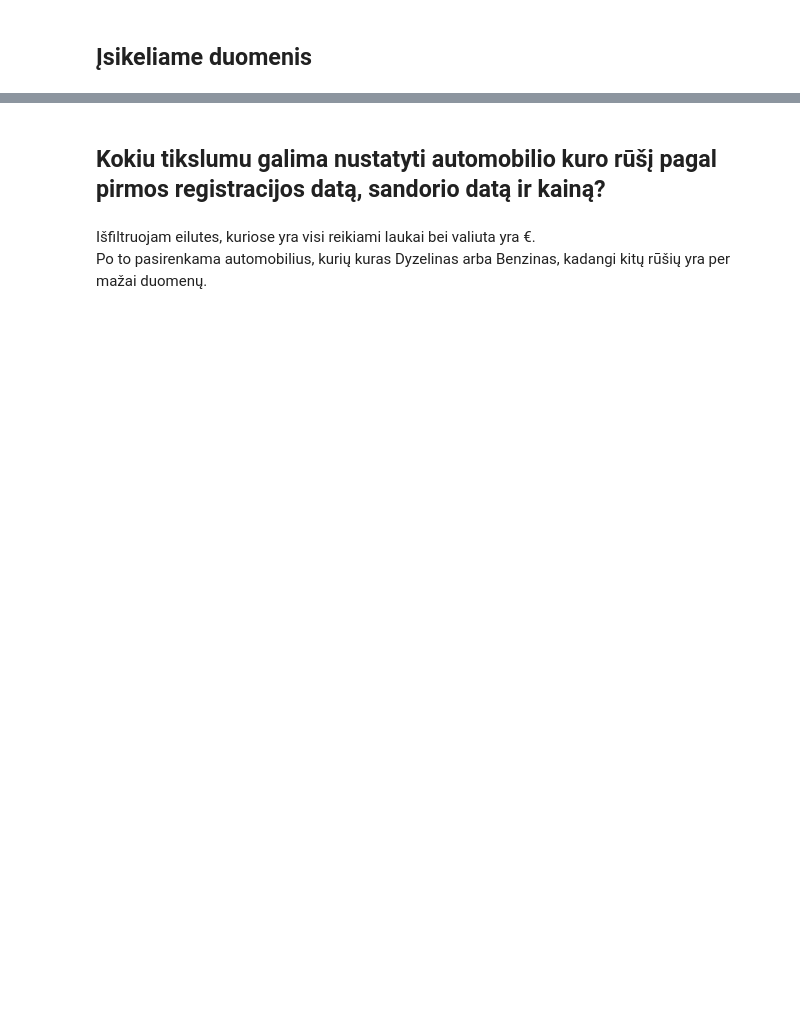
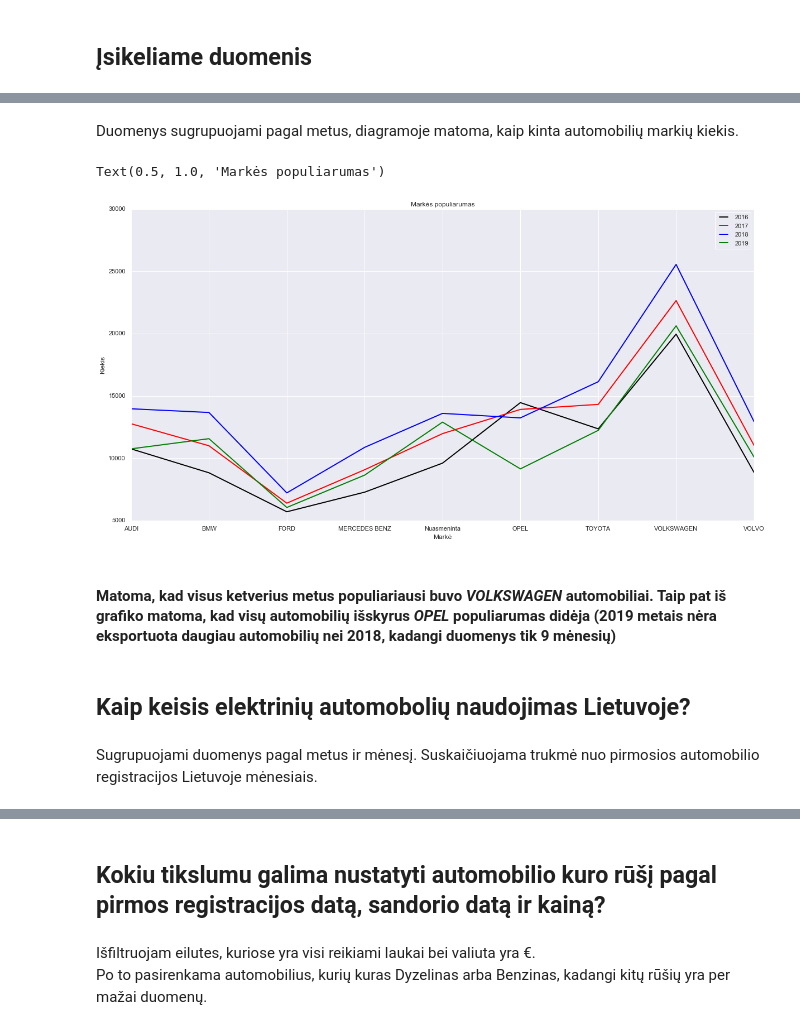
Before and after one commit to AlgirdasKartavicius/MM_2miniProjektas, a Jupyter notebook: 2MiniProjektas.ipynb, the cells around one changed output, grey strips where cells are left out. Drawn from its saved outputs; the diff is of its cells as text; code cells hidden in the pictures; blank space fills up the shorter version.

```diff
--- a/2MiniProjektas.ipynb
+++ b/2MiniProjektas.ipynb
@@ -65,0 +132,5 @@ raw_data.head()
+# %%
+brand_data = raw_data[raw_data[pirm_reg].notnull()]
+brand_data[pirm_reg] =pd.to_datetime(brand_data[pirm_reg], errors='coerce')
+grouped_popular = brand_data.groupby([brand_data [pirm_reg].dt.year,'MARKE'])['MARKE'].count().to_frame('MARKE_COUNT').reset_index()
+filtered_popular =grouped_popular[grouped_popular['MARKE_COUNT'] > 5000]
@@ -65,0 +139,7 @@ raw_data.head()
+# %%
+brand_df =  filtered_popular.groupby([filtered_popular['MARKE'],])[pirm_reg].count().to_frame('MARKE_COUNT_YEAR').reset_index()
+filtered_markes_df = brand_df['MARKE_COUNT_YEAR'] == 4
+filtered_markes = filtered_popular['MARKE'].isin(brand_df[filtered_markes_df]['MARKE'])
+final_popular_brand_df = filtered_popular[filtered_markes]
+grouped = final_popular_brand_df.groupby(pirm_reg)
+final_popular_brand_df
@@ -65,0 +164,23 @@ raw_data.head()
+# %% [markdown]
+Duomenys sugrupuojami pagal metus, diagramoje matoma, kaip kinta automobilių markių kiekis.
+# %%
+
+plt.figure(figsize=(20,10))
+plt.plot( 'MARKE', 'MARKE_COUNT', data=grouped.get_group(2016), marker='', color='black', linewidth=2, label='2016')
+plt.plot( 'MARKE', 'MARKE_COUNT', data=grouped.get_group(2017), marker='', color='red', linewidth=2, label='2017')
+plt.plot( 'MARKE', 'MARKE_COUNT', data=grouped.get_group(2018), marker='', color='blue', linewidth=2, label='2018')
+plt.plot( 'MARKE', 'MARKE_COUNT', data=grouped.get_group(2019), marker='', color='green', linewidth=2, label='2019')
+
+
+plt.legend()
+
+plt.xlabel('Markė')
+plt.ylabel('Kiekis')
+plt.title('Markės populiarumas')
+# %% [output]
+Text(0.5, 1.0, 'Markės populiarumas')
+[figure, added]
+# %% [markdown]
+#### Matoma, kad visus ketverius metus populiariausi buvo _VOLKSWAGEN_ automobiliai.   Taip pat iš grafiko matoma, kad visų automobilių išskyrus *OPEL* populiarumas didėja (2019 metais nėra eksportuota daugiau automobilių nei 2018, kadangi duomenys tik 9 mėnesių)
+# %% [markdown]
+## Kaip keisis elektrinių automobolių naudojimas Lietuvoje?
@@ -65,0 +192,2 @@ raw_data.head()
+# %% [markdown]
+Sugrupuojami duomenys pagal metus ir mėnesį. Suskaičiuojama trukmė nuo pirmosios automobilio registracijos Lietuvoje mėnesiais.
```
Also changed, not shown: parts of 40 cells of this notebook, 1 other file.
